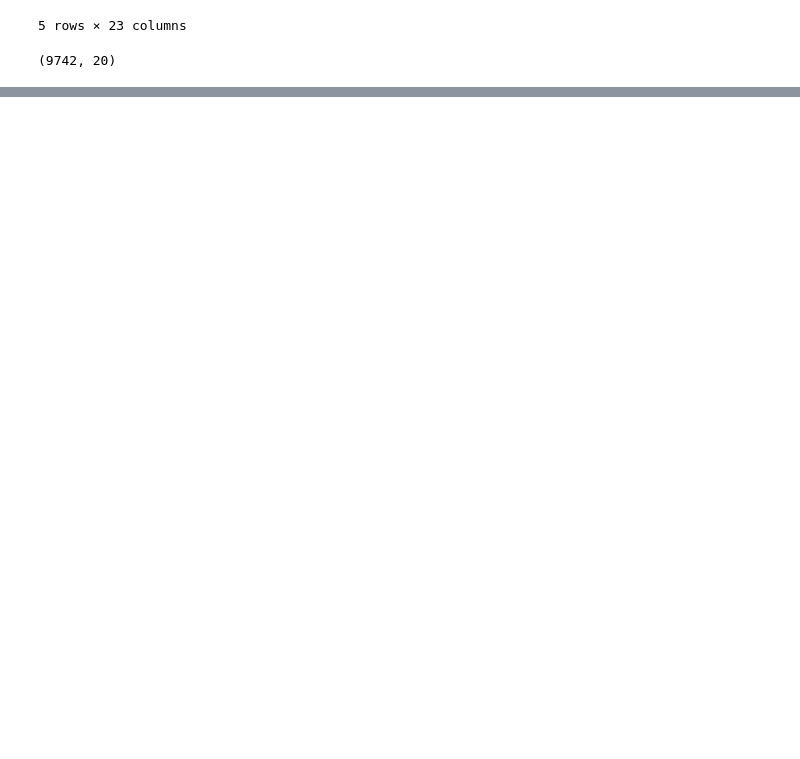
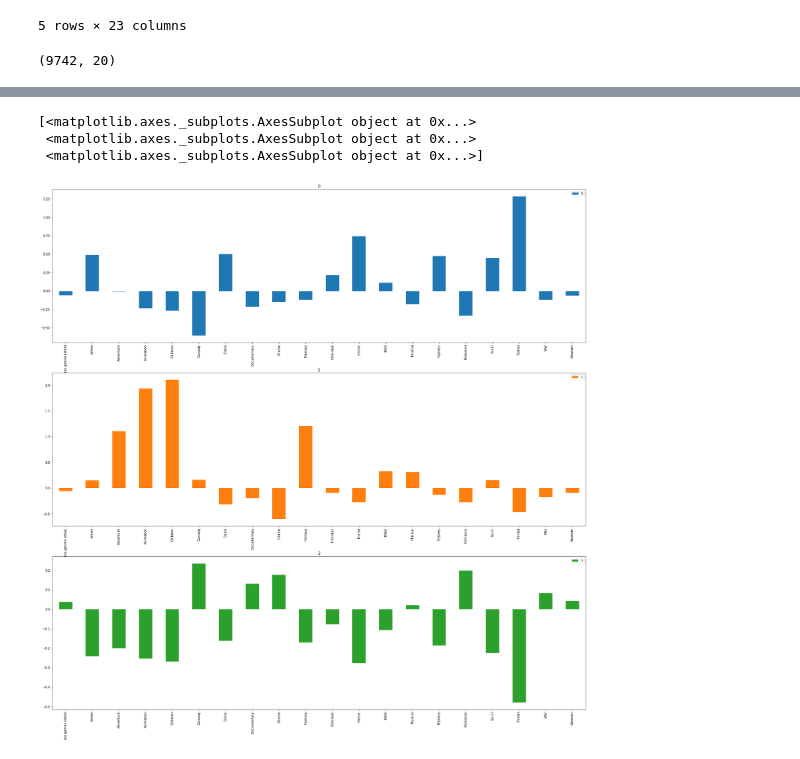
Before and after one commit to ebmm01/machineLearning, a Jupyter notebook: Nao_supervisionado/Classificador.ipynb, the cells around one changed output, grey strips where cells are left out. Saved outputs shown, nothing was run; the diff lists cells and outputs as text; code cells hidden in the pictures; blank space fills up the shorter version.

```diff
--- a/Nao_supervisionado/Classificador.ipynb
+++ b/Nao_supervisionado/Classificador.ipynb
@@ -48,0 +49,11 @@ Grupos: [0 0 1 ... 1 0 1]
+# %%
+grupos = pandas.DataFrame(modelo.cluster_centers_, columns=generos.columns)
+
+grupos
+
+print(grupos.transpose().plot.bar(subplots=True, figsize=(30,30), sharex=False))
+# %% [output]
+[<matplotlib.axes._subplots.AxesSubplot object at 0x...>
+ <matplotlib.axes._subplots.AxesSubplot object at 0x...>
+ <matplotlib.axes._subplots.AxesSubplot object at 0x...>]
+[figure, added]
```
Also changed, not shown: parts of 4 cells of this notebook.
